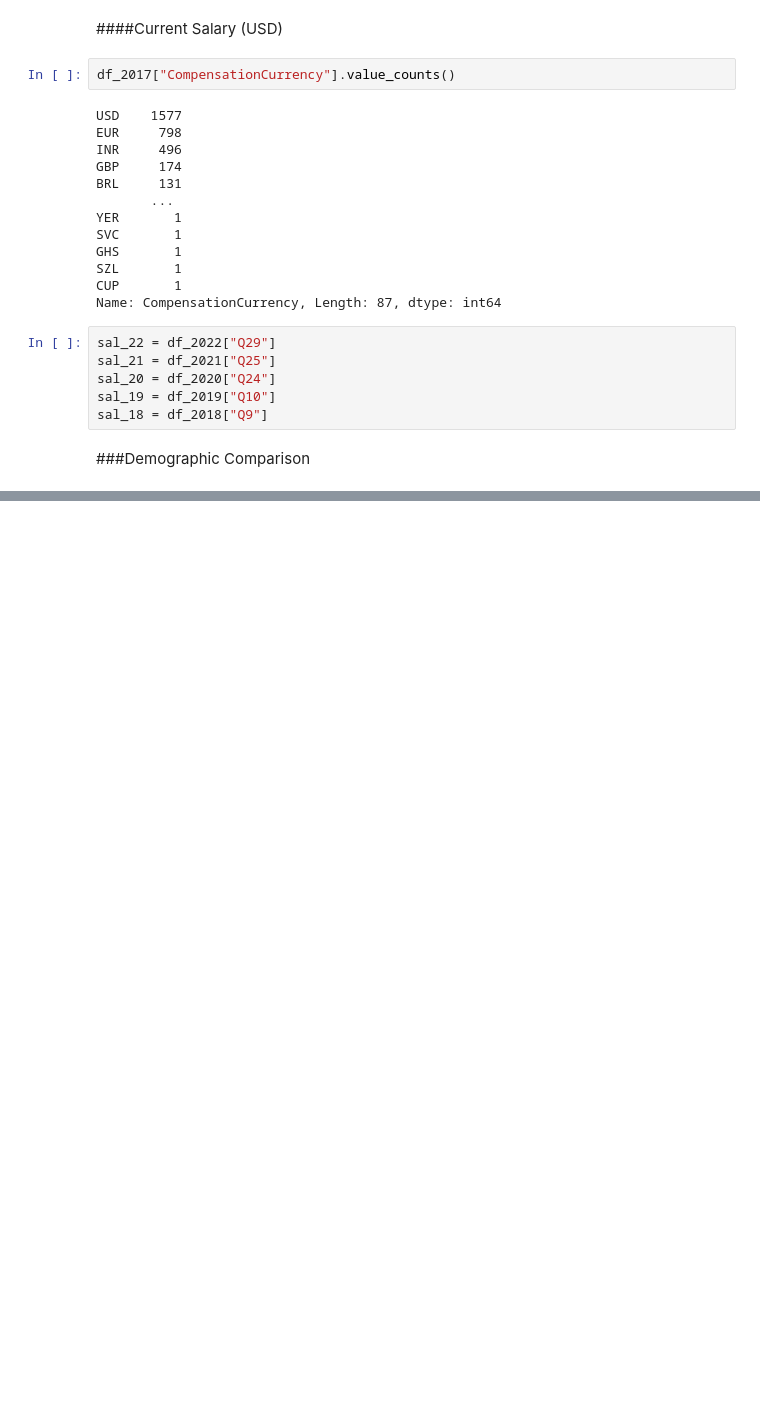
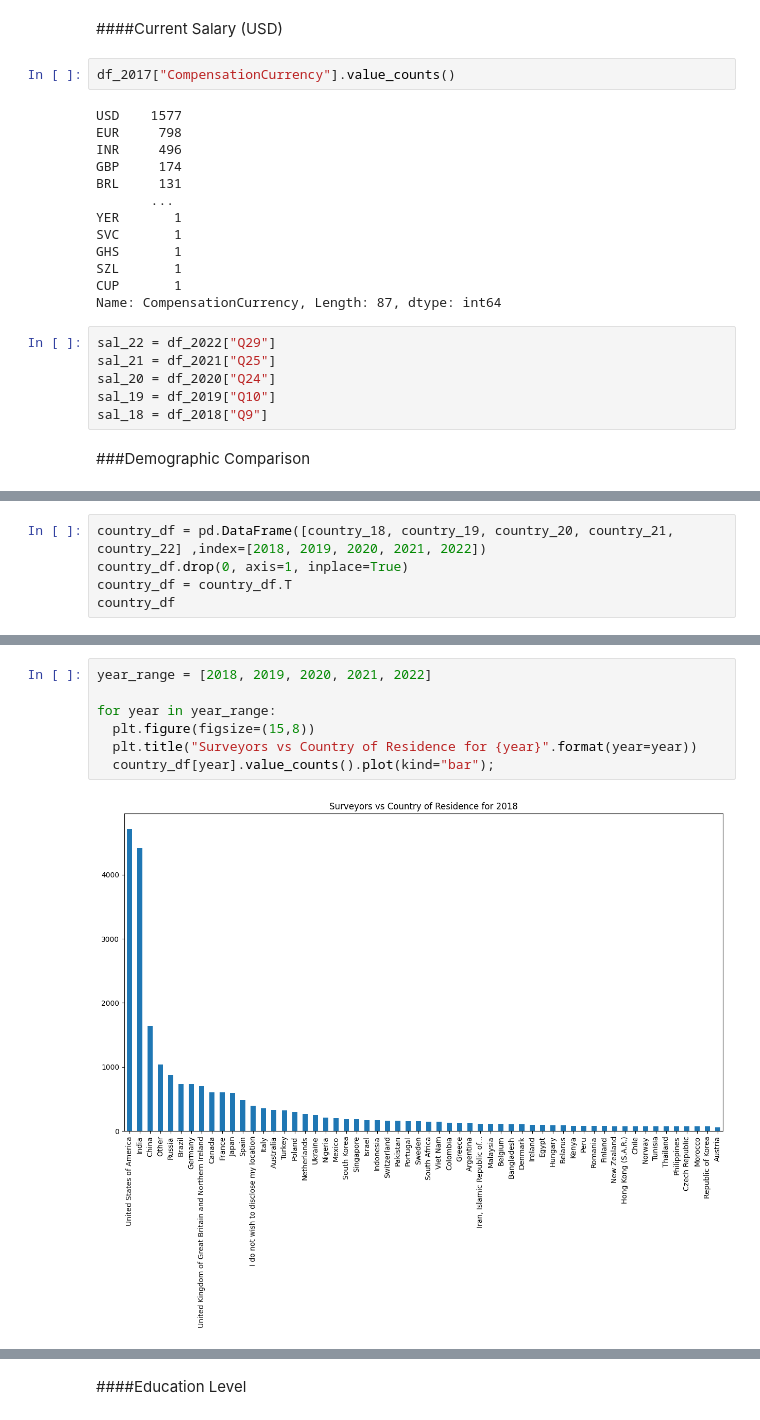
Before and after one commit to Daniel-Benson-Poe/ml_ds_extensive_survey_2021, a Jupyter notebook: KaggleSurvey1.ipynb, the cells around one changed output, grey strips where cells are left out. Saved outputs shown, nothing was run; the diff lists cells and outputs as text; blank space fills up the shorter version.

```diff
--- a/KaggleSurvey1.ipynb
+++ b/KaggleSurvey1.ipynb
@@ -431,0 +580,5 @@ sal_18 = df_2018["Q9"]
+# %%
+country_df = pd.DataFrame([country_18, country_19, country_20, country_21, country_22] ,index=[2018, 2019, 2020, 2021, 2022])
+country_df.drop(0, axis=1, inplace=True)
+country_df = country_df.T
+country_df
@@ -431,0 +599,9 @@ sal_18 = df_2018["Q9"]
+# %%
+year_range = [2018, 2019, 2020, 2021, 2022]
+
+for year in year_range:
+  plt.figure(figsize=(15,8))
+  plt.title("Surveyors vs Country of Residence for {year}".format(year=year))
+  country_df[year].value_counts().plot(kind="bar");
+# %% [output]
+[figure, added]
@@ -431,0 +612,2 @@ sal_18 = df_2018["Q9"]
+# %% [markdown]
+####Education Level
```
Also changed, not shown: parts of 33 cells of this notebook.
